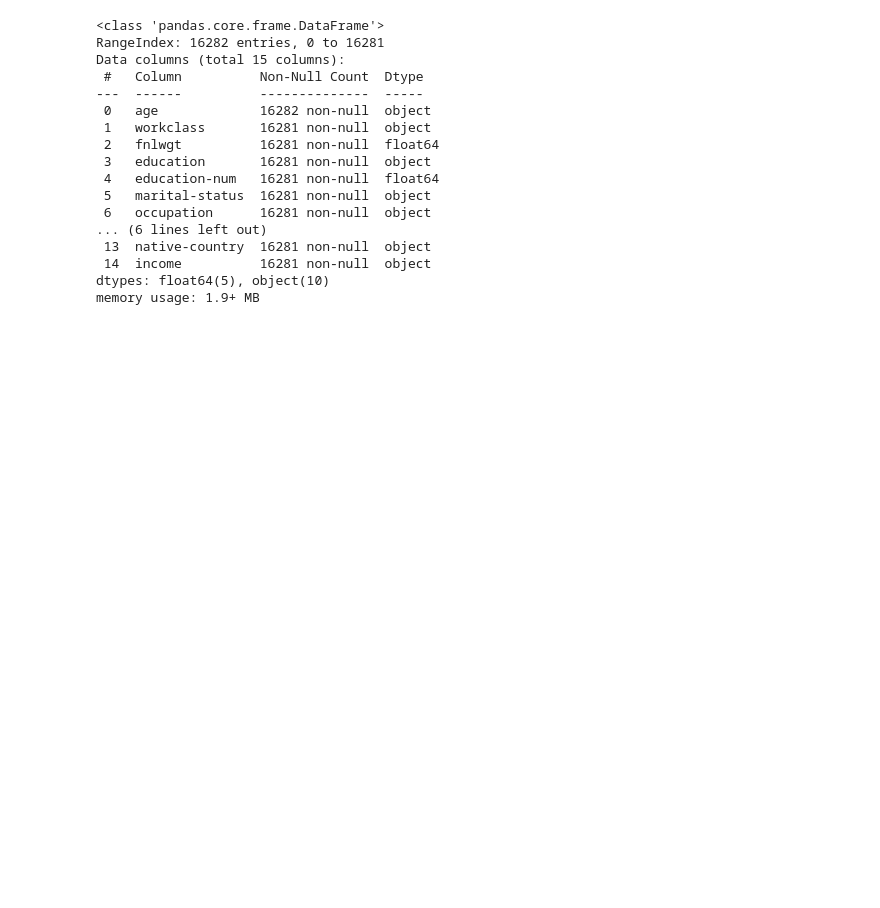
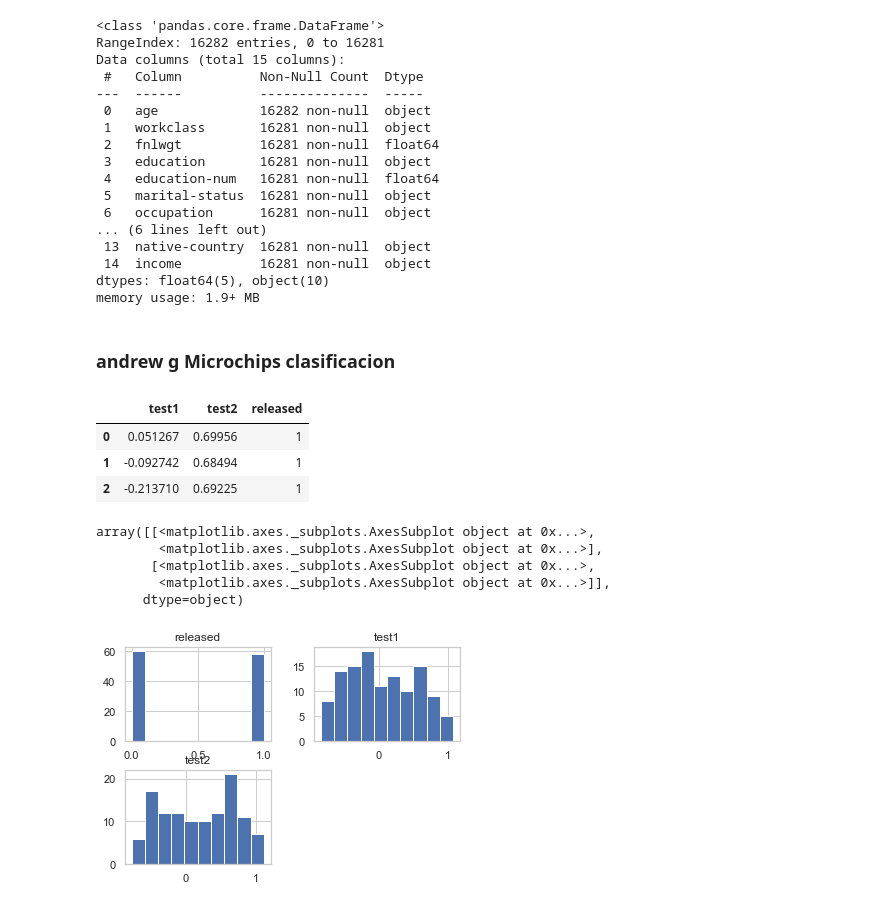
Before and after one commit to gonzalo71/TestGit, a Jupyter notebook: hoja_sucia.ipynb, the cells around one changed output. Cells and saved outputs as stored; diff of their text form; code cells hidden in the pictures; blank space fills up the shorter version.

```diff
--- a/hoja_sucia.ipynb
+++ b/hoja_sucia.ipynb
@@ -858,3 +858,23 @@ memory usage: 1.9+ MB
 # %%
 # hacemos dummies
 categorical = [c for c in df_train.columns if data_train[c].dtype.name == "object"]
+# %% [markdown]
+### andrew g Microchips clasificacion
+# %%
+url = "https://raw.githubusercontent.com/Yorko/mlcourse.ai/master/data/microchip_tests.txt"
+df = pd.read_csv(url, header=None,names=("test1","test2","released"))
+df.head(3)
+# %% [output]
+|  | test1 | test2 | released |
+| 0 | 0.051267 | 0.69956 | 1 |
+| 1 | -0.092742 | 0.68494 | 1 |
+| 2 | -0.213710 | 0.69225 | 1 |
+# %%
+df.hist()
+# %% [output]
+array([[<matplotlib.axes._subplots.AxesSubplot object at 0x...>,
+        <matplotlib.axes._subplots.AxesSubplot object at 0x...>],
+       [<matplotlib.axes._subplots.AxesSubplot object at 0x...>,
+        <matplotlib.axes._subplots.AxesSubplot object at 0x...>]],
+      dtype=object)
+[figure, added]
```
Also changed, not shown: parts of 30 cells of this notebook.
